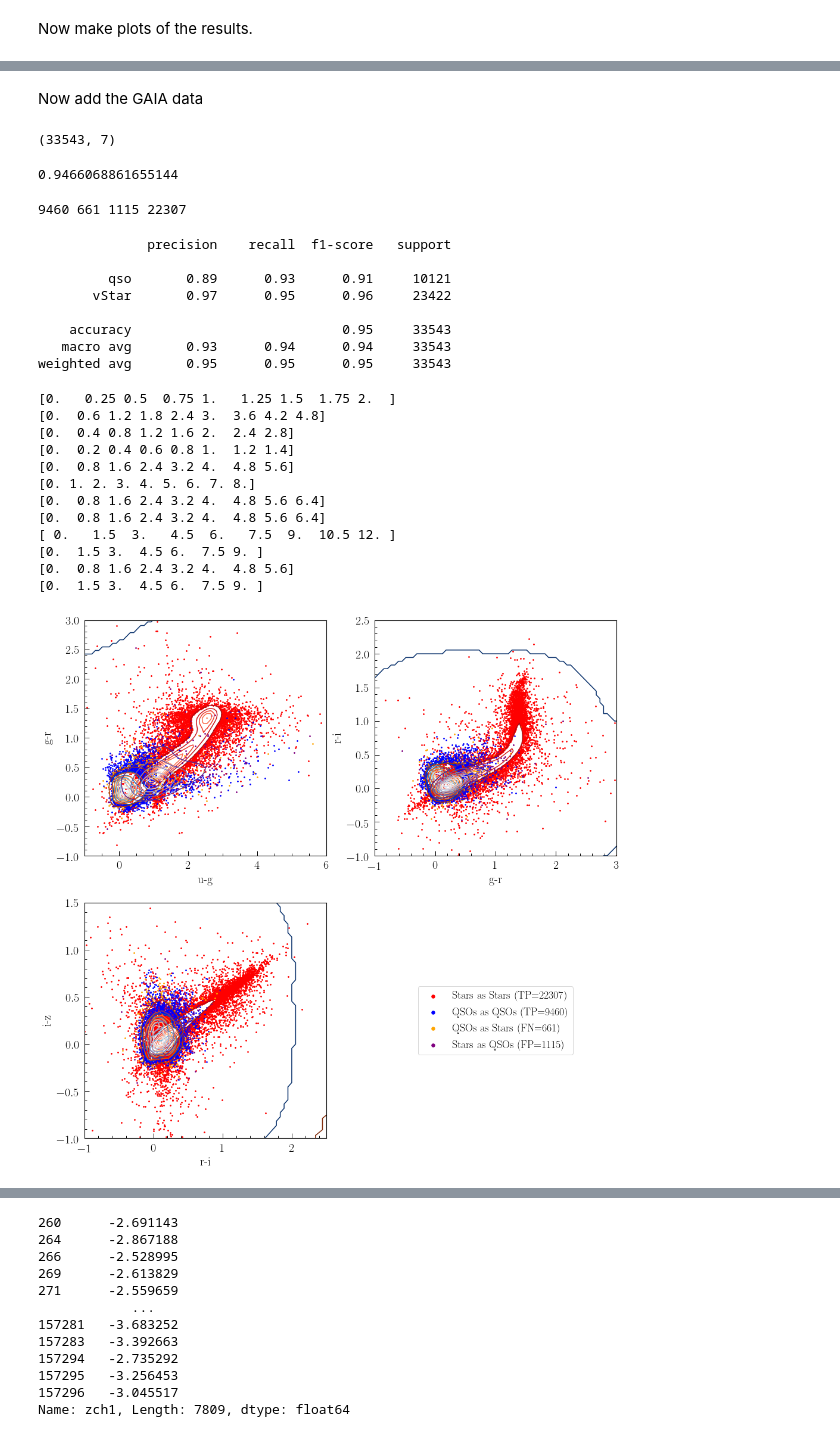
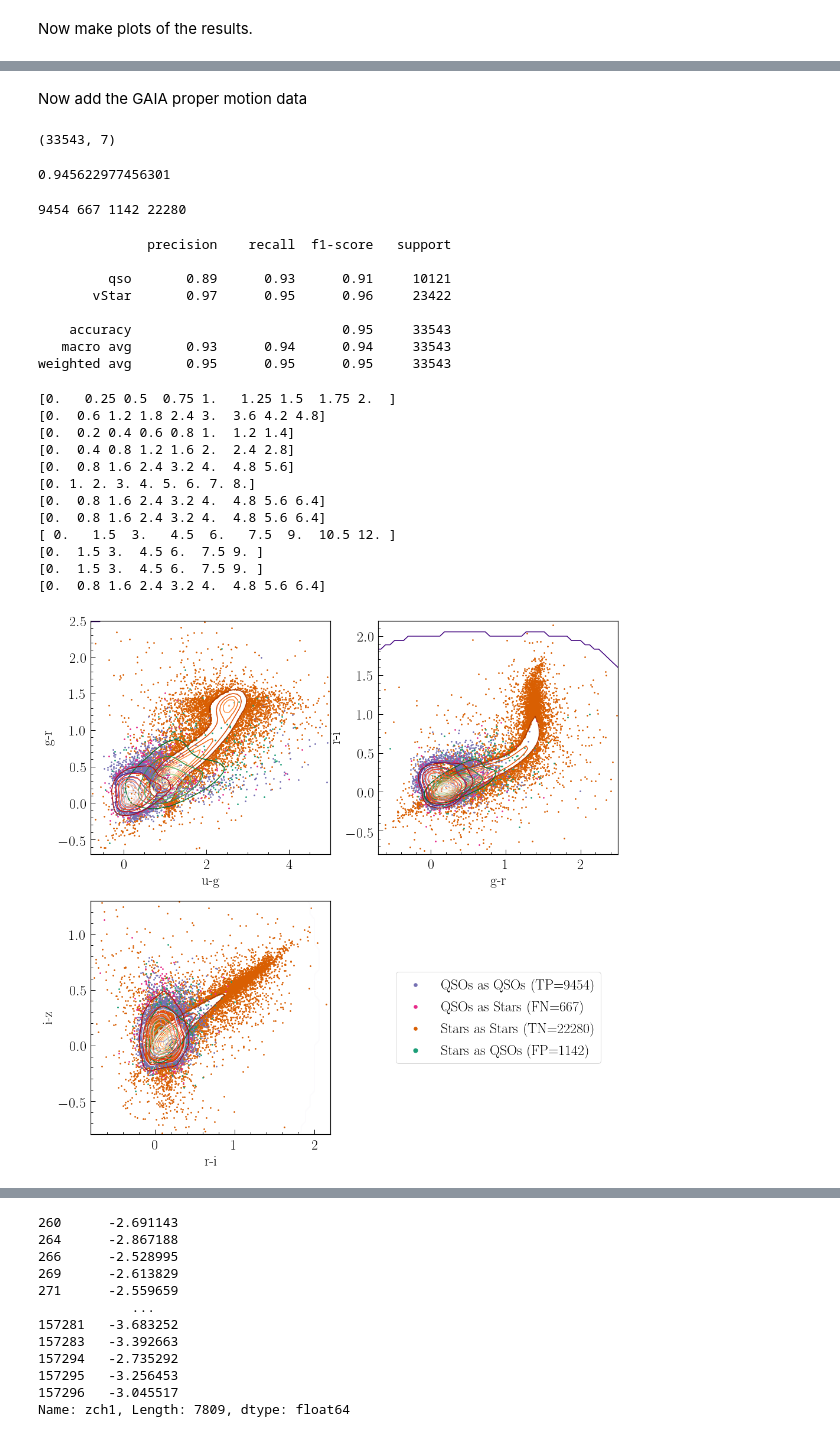
Before and after one commit to RichardsGroup/LSST_training, a Jupyter notebook: Script_NBs/02_AGN_classification_example-gtrtest.ipynb, the cells around one changed output, grey strips where cells are left out. Drawn from its saved outputs; the diff is of its cells as text; code cells hidden in the pictures.

```diff
--- a/Script_NBs/02_AGN_classification_example-gtrtest.ipynb
+++ b/Script_NBs/02_AGN_classification_example-gtrtest.ipynb
@@ -31,5 +48,7 @@ import palettable
 init()
 # %%
+#Setup defaults for plotting
+
 def figsze(hscale, vscale=(np.sqrt(5.0)-1.0)/2.0, fig_width_pt = 800.0):
     """
     Get the fig_width_pt by inserting \the\textwidth into LaTeX document.
@@ -46,14 +65,14 @@ def figsze(hscale, vscale=(np.sqrt(5.0)-1.0)/2.0, fig_width_pt = 800.0):
     return fig_size
 
 pgf_with_latex = {                      # setup matplotlib to use latex for output
-    "axes.linewidth":1.1,               # width of box, 2 is too wide, 1 is too narrow
+    "axes.linewidth":1.2,               # width of box, 2 is too wide, 1 is too narrow
     "pgf.texsystem": "pdflatex",        # change this if using xetex or lautex
     "text.usetex": True,                # use LaTeX to write all text
     "font.family": "serif",
     "font.serif": [],                   # blank entries should cause plots to inherit fonts from the document
     "font.sans-serif": [],
     "font.monospace": [],
-    "axes.labelsize": 20,               # LaTeX default is 10pt font, font size of axis text label
+    "axes.labelsize": 24,               # LaTeX default is 10pt font, font size of axis text label
     "axes.labelpad" : 6,                # Distance between label and axis
     "axes.formatter.limits":[-99,99],   # use sci notation if log10 of axis range is smaller than first or larger than second.
                                         # GTR: Actually *don't* -- should change the axis label instead.  E.g., "Flux Density (10^-17 ergs/s/cm^2)"
@@ -61,10 +80,10 @@ pgf_with_latex = {                      # setup matplotlib to use latex for outp
                                         # axes.ticklabel_format(style='plain')
     #"axes.formatter.style":"plain",    # Turn off multiplicative offsets (sci notation) to the axes [GTR: Doesn't work]
     "axes.formatter.useoffset":False,   # Turn off additive offsets to the axes
-    "font.size": 20,
-    "legend.fontsize": 18,              # Make the legend/label fonts a little smaller
-    "xtick.labelsize": 20,              # Font size of numbers
-    "ytick.labelsize": 20,
+    "font.size": 24,
+    "legend.fontsize": 24,              # Make the legend/label fonts a little smaller
+    "xtick.labelsize": 24,              # Font size of numbers
+    "ytick.labelsize": 24,
     "xtick.direction": "in",
     "ytick.direction": "in",
     "xtick.minor.visible": True,
@@ -380,7 +430,7 @@ print(Xcolors.shape)
 from sklearn.ensemble import RandomForestClassifier
 # %%
 #Instantiate a model with the parameters we decide upon.
-model = RandomForestClassifier(n_estimators=200)
+model = RandomForestClassifier(n_estimators=50)
 # %%
 #See what fraction are correct
 from sklearn.model_selection import cross_val_score
@@ -573,5 +555,5 @@ for i, axis in enumerate(ax.ravel()):
 # %% [markdown]
-Now add the GAIA data
+Now add the GAIA proper motion data
 # %%
 X2 = train_df.drop(['class', 'ra', 'dec'],axis=1).values
 X2
@@ -584,7 +566,7 @@ from sklearn.model_selection import cross_val_score
 scores2=cross_val_score(model, X2, y, cv=5)
 scores2.mean()
 # %% [output]
-0.9466068861655144
+0.945622977456301
 # %%
 #Get actual predicted values so that we can make plots
 ypred2 = cross_val_predict(model, X2, y, cv=5)
@@ -593,7 +575,7 @@ from sklearn.metrics import confusion_matrix
 tn2, fp2, fn2, tp2 = confusion_matrix(y,ypred2).ravel()
 print(tn2, fp2, fn2, tp2)
 # %% [output]
-9460 661 1115 22307
+9454 667 1142 22280
 # %%
 #Make masks for the above to aid in plotting
 tpmask2 = ((y=='qso') & (ypred2=='qso'))
@@ -630,54 +612,63 @@ fig, ax = plt.subplots(2,2,figsize=(16,16))
 handles, labels = (0, 0)
 
 for i, axis in enumerate(ax.ravel()):
 
     if i==0:
-        contour_scatter(train_df[tnmask2]['stdColor[0]'], train_df[tnmask2]['stdColor[1]'], lims=limsugr, levels=levels, nlevel=nlevel, cmap='Reds_r', color='red', kwargs_plot={'rasterized':True, 's':3}, ax=axis)
-        contour_scatter(train_df[tpmask2]['stdColor[0]'], train_df[tpmask2]['stdColor[1]'], lims=limsugr, levels=levels, nlevel=nlevel, cmap='Blues_r', color='blue', kwargs_plot={'rasterized':True, 's':3}, ax=axis)
-        contour_scatter(train_df[fpmask2]['stdColor[0]'], train_df[fpmask2]['stdColor[1]'], lims=limsugr, levels=levels, nlevel=nlevel, cmap='Oranges_r', color='orange', kwargs_plot={'rasterized':True, 's':3}, ax=axis)
-        contour_scatter(train_df[fnmask2]['stdColor[0]'], train_df[fnmask2]['stdColor[1]'], lims=limsugr, levels=levels, nlevel=nlevel, cmap='Purples_r', color='purple', kwargs_plot={'rasterized':True, 's':3}, ax=axis)
-        axis.scatter(train_df[fpmask2]['stdColor[0]'], train_df[fpmask2]['stdColor[1]'],color='cyan',s=3)
-        axis.set_xlim(-1,6)
-        axis.set_ylim(-1,3)
+        contour_scatter(train_df[tnmask2]['stdColor[0]'], train_df[tnmask2]['stdColor[1]'], lims=limsugr, levels=levels, nlevel=nlevel, cmap='Oranges_r', color=csdark[1], kwargs_plot={'rasterized':True, 's':3}, ax=axis)
+        contour_scatter(train_df[tpmask2]['stdColor[0]'], train_df[tpmask2]['stdColor[1]'], lims=limsugr, levels=levels, nlevel=nlevel, cmap='Purples_r', color=csdark[2], kwargs_plot={'rasterized':True, 's':3}, ax=axis)
+        contour_scatter(train_df[fnmask2]['stdColor[0]'], train_df[fnmask2]['stdColor[1]'], lims=limsugr, levels=levels, nlevel=nlevel, cmap='Greens_r', color=csdark[0], kwargs_plot={'rasterized':True, 's':3}, ax=axis)
+        contour_scatter(train_df[fpmask2]['stdColor[0]'], train_df[fpmask2]['stdColor[1]'], lims=limsugr, levels=levels, nlevel=nlevel, cmap='Reds_r', color=csdark[3], kwargs_plot={'rasterized':True, 's':3}, ax=axis)
+        #axis.scatter(train_df[fnmask]['stdColor[0]'], train_df[fnmask]['stdColor[1]'],color=csdark[3],s=3)
+        #axis.scatter(train_df[fpmask]['stdColor[0]'], train_df[fpmask]['stdColor[1]'],color=csdark[0],s=3)
+        axis.set_xlim(-0.8,5)
+        axis.set_ylim(-0.7,2.5)
         axis.set_xlabel('u-g')
         axis.set_ylabel('g-r')
 
     if i==1:
-        contour_scatter(train_df[tnmask2]['stdColor[1]'], train_df[tnmask2]['stdColor[2]'], lims=limsgri, levels=levels, nlevel=nlevel, cmap='Reds_r', color='red', kwargs_plot={'rasterized':True, 's':3}, ax=axis)
-        contour_scatter(train_df[tpmask2]['stdColor[1]'], train_df[tpmask2]['stdColor[2]'], lims=limsgri, levels=levels, nlevel=nlevel, cmap='Blues_r', color='blue', kwargs_plot={'rasterized':True, 's':3}, ax=axis)
-        contour_scatter(train_df[fpmask2]['stdColor[1]'], train_df[fpmask2]['stdColor[2]'], lims=limsgri, levels=levels, nlevel=nlevel, cmap='Oranges_r', color='orange', kwargs_plot={'rasterized':True, 's':3}, ax=axis)
-        contour_scatter(train_df[fnmask2]['stdColor[1]'], train_df[fnmask2]['stdColor[2]'], lims=limsgri, levels=levels, nlevel=nlevel, cmap='Purples_r', color='purple', kwargs_plot={'rasterized':True, 's':3}, ax=axis)
-        axis.set_xlim(-1,3)
-        axis.set_ylim(-1,2.5)
+        contour_scatter(train_df[tnmask2]['stdColor[1]'], train_df[tnmask2]['stdColor[2]'], lims=limsgri, levels=levels, nlevel=nlevel, cmap='Oranges_r', color=csdark[1], kwargs_plot={'rasterized':True, 's':3}, ax=axis)
+        contour_scatter(train_df[tpmask2]['stdColor[1]'], train_df[tpmask2]['stdColor[2]'], lims=limsgri, levels=levels, nlevel=nlevel, cmap='Purples_r', color=csdark[2], kwargs_plot={'rasterized':True, 's':3}, ax=axis)
+        contour_scatter(train_df[fnmask2]['stdColor[1]'], train_df[fnmask2]['stdColor[2]'], lims=limsgri, levels=levels, nlevel=nlevel, cmap='Greens_r', color=csdark[0], kwargs_plot={'rasterized':True, 's':3}, ax=axis)
+        contour_scatter(train_df[fpmask2]['stdColor[1]'], train_df[fpmask2]['stdColor[2]'], lims=limsgri, levels=levels, nlevel=nlevel, cmap='Reds_r', color=csdark[3], kwargs_plot={'rasterized':True, 's':3}, ax=axis)
+        #axis.scatter(train_df[fnmask]['stdColor[1]'], train_df[fnmask]['stdColor[2]'],color=csdark[3],s=3)
+        #axis.scatter(train_df[fpmask]['stdColor[1]'], train_df[fpmask]['stdColor[2]'],color=csdark[0],s=3)
+        axis.set_xlim(-0.7,2.5)
+        axis.set_ylim(-0.8,2.2)
         axis.set_xlabel('g-r')
         axis.set_ylabel('r-i')
 
     if i==2:
-        contour_scatter(train_df[tnmask2]['stdColor[2]'], train_df[tnmask2]['stdColor[3]'], lims=limsriz, levels=levels, nlevel=nlevel, cmap='Reds_r', color='red', kwargs_plot={'rasterized':True, 's':3}, ax=axis)
-        contour_scatter(train_df[tpmask2]['stdColor[2]'], train_df[tpmask2]['stdColor[3]'], lims=limsriz, levels=levels, nlevel=nlevel, cmap='Blues_r', color='blue', kwargs_plot={'rasterized':True, 's':3}, ax=axis)
-        contour_scatter(train_df[fpmask2]['stdColor[2]'], train_df[fpmask2]['stdColor[3]'], lims=limsriz, levels=levels, nlevel=nlevel, cmap='Oranges_r', color='orange', kwargs_plot={'rasterized':True, 's':3}, ax=axis)
-        contour_scatter(train_df[fnmask2]['stdColor[2]'], train_df[fnmask2]['stdColor[3]'], lims=limsriz, levels=levels, nlevel=nlevel, cmap='Purples_r', color='purple', kwargs_plot={'rasterized':True, 's':3}, ax=axis)
-        axis.set_xlim(-1,2.5)
-        axis.set_ylim(-1,1.5)
+        contour_scatter(train_df[tnmask2]['stdColor[2]'], train_df[tnmask2]['stdColor[3]'], lims=limsriz, levels=levels, nlevel=nlevel, cmap='Oranges_r', color=csdark[1], kwargs_plot={'rasterized':True, 's':3}, ax=axis)
+        contour_scatter(train_df[tpmask2]['stdColor[2]'], train_df[tpmask2]['stdColor[3]'], lims=limsriz, levels=levels, nlevel=nlevel, cmap='Purples', color=csdark[2], kwargs_plot={'rasterized':True, 's':3}, ax=axis)
+        contour_scatter(train_df[fnmask2]['stdColor[2]'], train_df[fnmask2]['stdColor[3]'], lims=limsriz, levels=levels, nlevel=nlevel, cmap='Greens_r', color=csdark[0], kwargs_plot={'rasterized':True, 's':3}, ax=axis)
+        contour_scatter(train_df[fpmask2]['stdColor[2]'], train_df[fpmask2]['stdColor[3]'], lims=limsriz, levels=levels, nlevel=nlevel, cmap='Reds_r', color=csdark[3], kwargs_plot={'rasterized':True, 's':3}, ax=axis)
+        #axis.scatter(train_df[fnmask]['stdColor[2]'], train_df[fnmask]['stdColor[3]'],color=csdark[3],s=3)
+        #axis.scatter(train_df[fpmask]['stdColor[2]'], train_df[fpmask]['stdColor[3]'],color=csdark[0],s=3)
+        axis.set_xlim(-0.8,2.2)
+        axis.set_ylim(-0.8,1.3)
         axis.set_xlabel('r-i')
         axis.set_ylabel('i-z')
 
     if i==3:
         axis.set_axis_off()
-        handles = [plt.scatter([], [], color='red', s=30),plt.scatter([],[],color='blue',s=30),plt.scatter([],[],color='orange',s=30),plt.scatter([],[],color='purple',s=30)]
-        labels  = ['Stars as Stars (TP='+str(tnmask2.sum())+')', 'QSOs as QSOs (TP='+str(tpmask2.sum())+')', 'QSOs as Stars (FN='+str(fnmask2.sum())+')', 'Stars as QSOs (FP='+str(fpmask2.sum())+')']
+        #handles = [plt.scatter([], [], color=csdark[1], s=30),plt.scatter([],[],color=csdark[2],s=30),plt.scatter([],[],color=csdark[3],s=30),plt.scatter([],[],color=csdark[0],s=50)]
+        #labels  = ['Stars as Stars (TP='+str(tnmask2.sum())+')', 'QSOs as QSOs (TP='+str(tpmask2.sum())+')', 'QSOs as Stars (FN='+str(fnmask2.sum())+')', 'Stars as QSOs (FP='+str(fpmask2.sum())+')']
+        handles = [plt.scatter([],[],color=csdark[2],s=30),plt.scatter([],[],color=csdark[3],s=30),plt.scatter([], [], color=csdark[1], s=30),plt.scatter([],[],color=csdark[0],s=50)]
+        labels  = ['QSOs as QSOs (TP='+str(tpmask2.sum())+')', 'QSOs as Stars (FN='+str(fnmask2.sum())+')', 'Stars as Stars (TN='+str(tnmask2.sum())+')', 'Stars as QSOs (FP='+str(fpmask2.sum())+')']
         legend = axis.legend(handles, labels, loc='center')
+
+plt.savefig('/home/idies/workspace/Storage/gtr/persistent/plots/MiMstarqso_colorsandpm.png')
 # %% [output]
 [0.   0.25 0.5  0.75 1.   1.25 1.5  1.75 2.  ]
 [0.  0.6 1.2 1.8 2.4 3.  3.6 4.2 4.8]
+[0.  0.2 0.4 0.6 0.8 1.  1.2 1.4]
 [0.  0.4 0.8 1.2 1.6 2.  2.4 2.8]
-[0.  0.2 0.4 0.6 0.8 1.  1.2 1.4]
 [0.  0.8 1.6 2.4 3.2 4.  4.8 5.6]
 [0. 1. 2. 3. 4. 5. 6. 7. 8.]
 [0.  0.8 1.6 2.4 3.2 4.  4.8 5.6 6.4]
 [0.  0.8 1.6 2.4 3.2 4.  4.8 5.6 6.4]
 [ 0.   1.5  3.   4.5  6.   7.5  9.  10.5 12. ]
 [0.  1.5 3.  4.5 6.  7.5 9. ]
-[0.  0.8 1.6 2.4 3.2 4.  4.8 5.6]
 [0.  1.5 3.  4.5 6.  7.5 9. ]
+[0.  0.8 1.6 2.4 3.2 4.  4.8 5.6 6.4]
-[figure, old version]
+[figure, new version]
```
Also changed, not shown: parts of 45 cells of this notebook.
